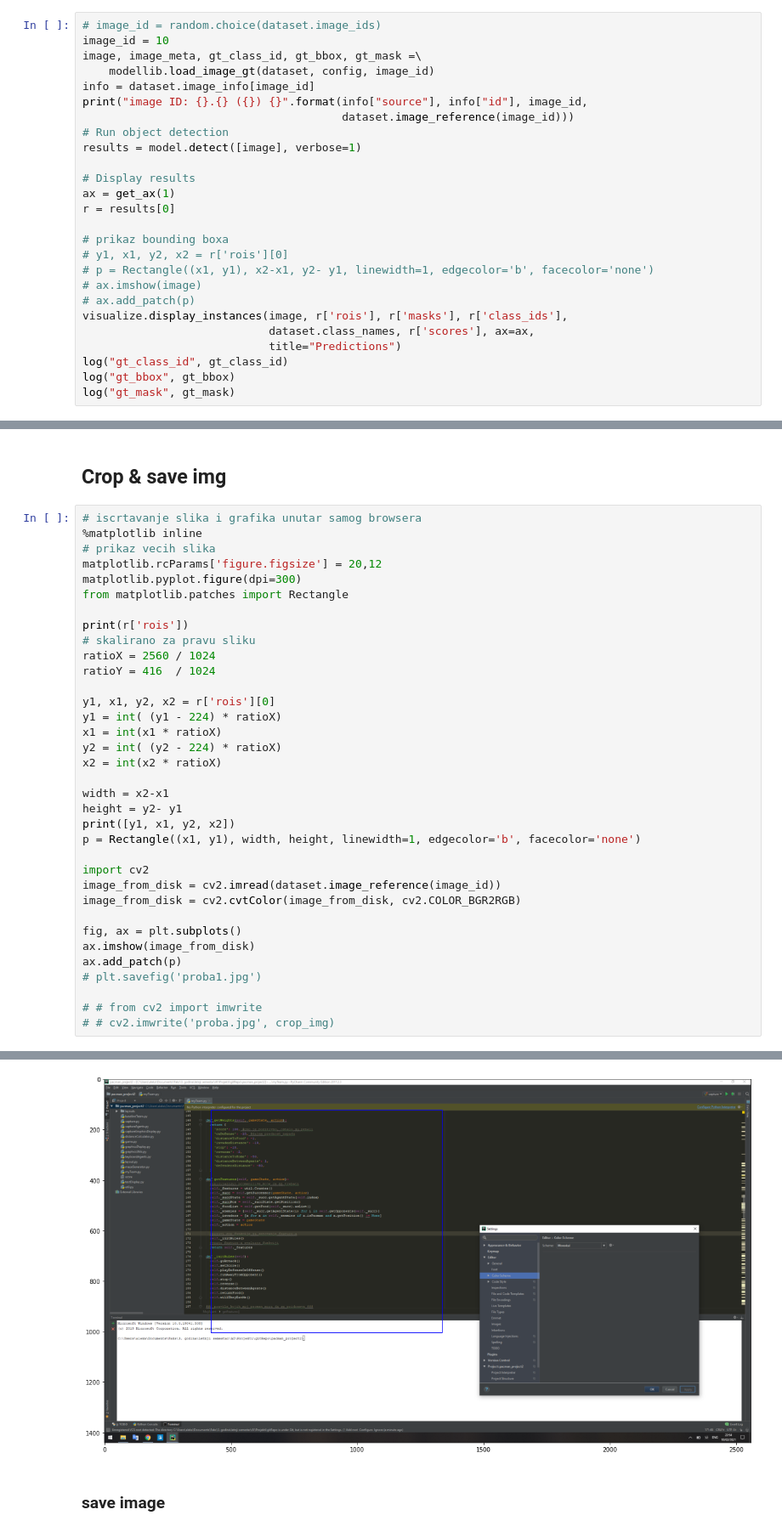
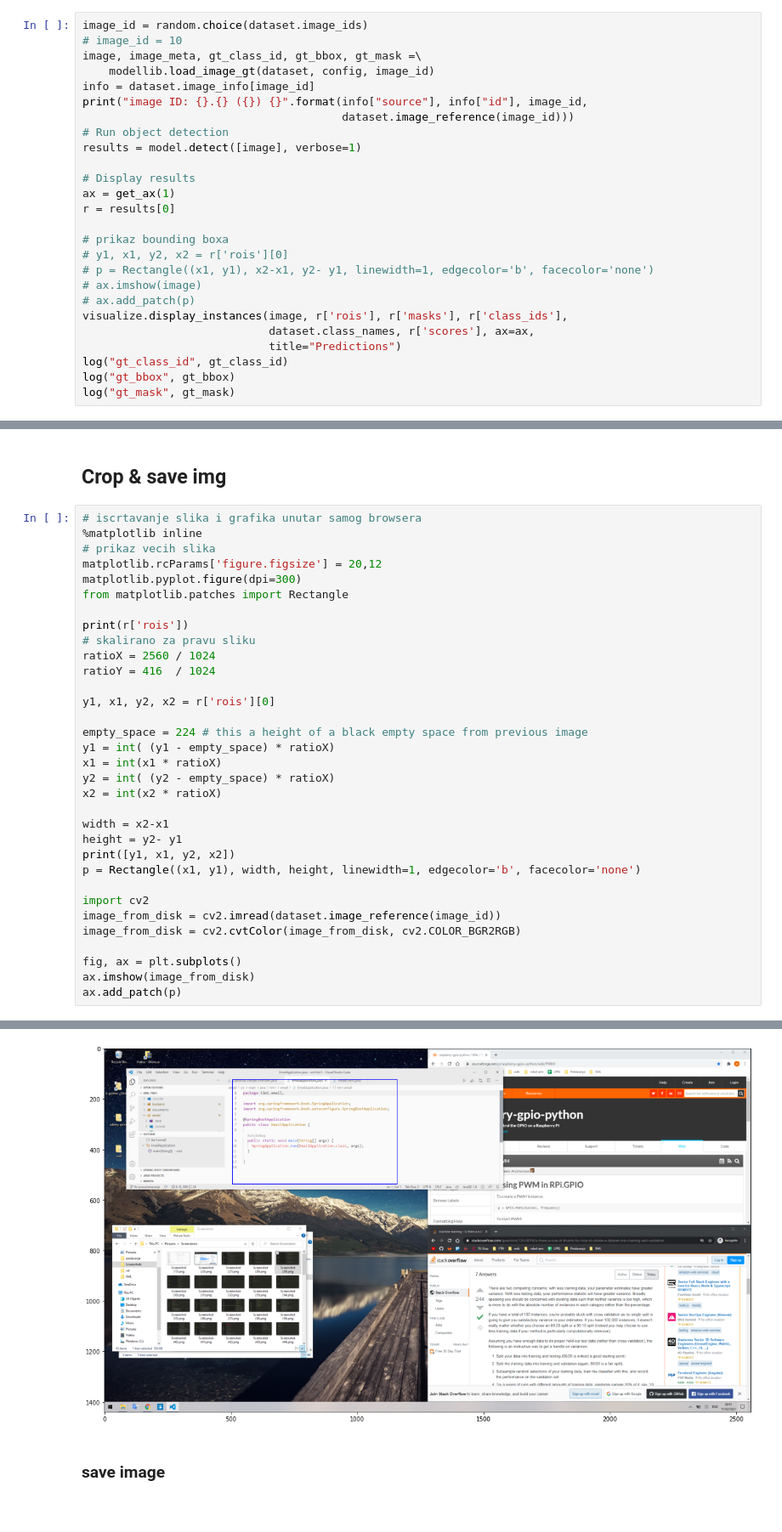
Before and after one commit to alek98/extract-code-from-image, a Jupyter notebook: project - mask rcnn/codeSnippet.ipynb, the cells around one changed output, grey strips where cells are left out. Shown at 85% size. Cells and saved outputs as stored; diff of their text form.

```diff
--- a/project - mask rcnn/codeSnippet.ipynb
+++ b/project - mask rcnn/codeSnippet.ipynb
@@ -191,8 +183,8 @@ Re-starting from epoch 36
 # %% [markdown]
 ## Run detection
 # %%
-# image_id = random.choice(dataset.image_ids)
-image_id = 10
+image_id = random.choice(dataset.image_ids)
+# image_id = 10
 image, image_meta, gt_class_id, gt_bbox, gt_mask =\
     modellib.load_image_gt(dataset, config, image_id)
 info = dataset.image_info[image_id]
@@ -245,9 +237,11 @@ ratioX = 2560 / 1024
 ratioY = 416  / 1024
 
 y1, x1, y2, x2 = r['rois'][0]
-y1 = int( (y1 - 224) * ratioX)
+
+empty_space = 224 # this a height of a black empty space from previous image
+y1 = int( (y1 - empty_space) * ratioX)
 x1 = int(x1 * ratioX)
-y2 = int( (y2 - 224) * ratioX)
+y2 = int( (y2 - empty_space) * ratioX)
 x2 = int(x2 * ratioX)
 
 width = x2-x1
@@ -262,8 +256,4 @@ image_from_disk = cv2.cvtColor(image_from_disk, cv2.COLOR_BGR2RGB)
 fig, ax = plt.subplots()
 ax.imshow(image_from_disk)
 ax.add_patch(p)
-# plt.savefig('proba1.jpg')
-
-# # from cv2 import imwrite
-# # cv2.imwrite('proba.jpg', crop_img)
 # %% [output]
@@ -272,6 +262,6 @@ ax.add_patch(p)
 <matplotlib.patches.Rectangle at 0x...>
 <Figure size 6000x3600 with 0 Axes>
-[figure, old version]
+[figure, new version]
 # %% [markdown]
 ### save image
 # %%
```
Also changed, not shown: parts of 8 cells of this notebook, 1 other file.
